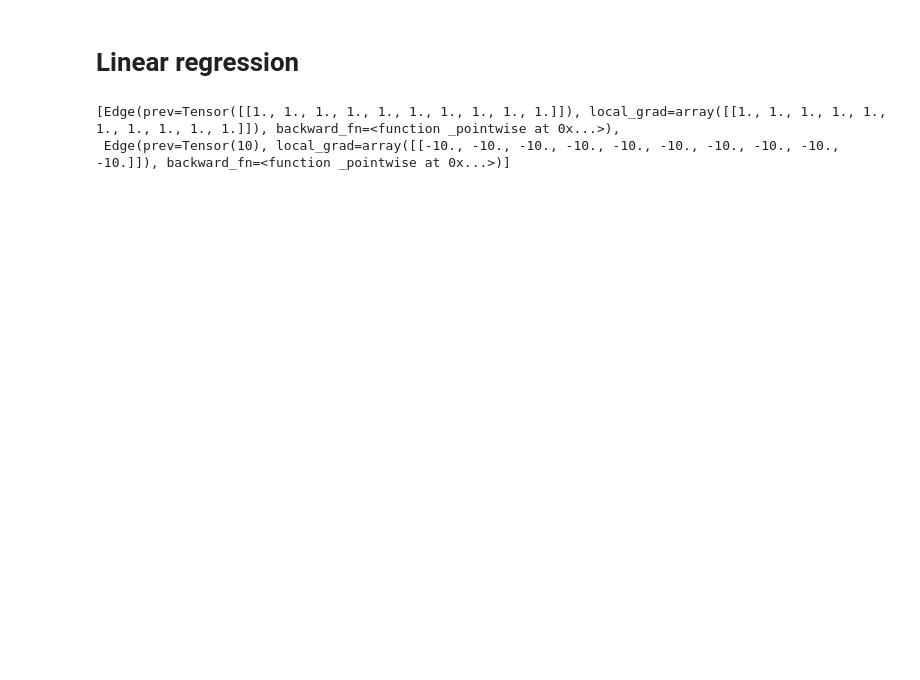
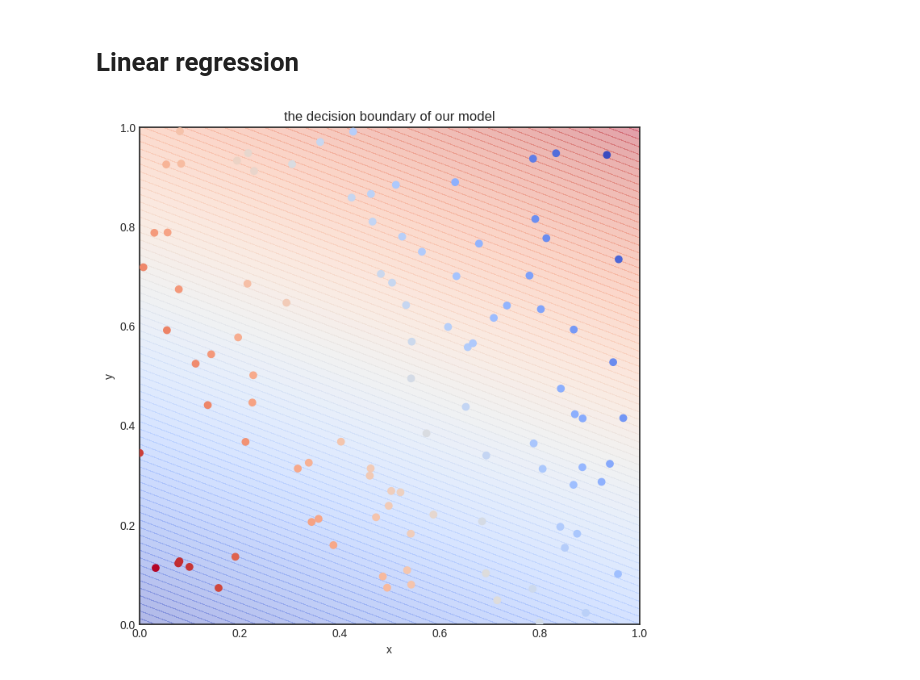
Before and after one commit to cosmic-cortex/mlfz, a Jupyter notebook: examples/nn/tensor/linear_regression.ipynb, the cells around one changed output. Saved outputs shown, nothing was run; the diff lists cells and outputs as text; code cells hidden in the pictures; blank space fills up the shorter version.

```diff
--- a/examples/nn/tensor/linear_regression.ipynb
+++ b/examples/nn/tensor/linear_regression.ipynb
@@ -8,3 +10,27 @@ import mlfz.nn.tensor.functional as f
+# %%
+def visualize_model(model, xs, ys, res=100, xrange=(-10, 10), yrange=(-10, 10)):
+    with plt.style.context("seaborn-v0_8-white"):
+        plt.figure(figsize=(8, 8))
+
+        res = 100
+        x = np.linspace(xrange[0], xrange[1], res)
+        y = np.linspace(yrange[0], yrange[1], res)
+        xx, yy = np.meshgrid(x, y)
+        zz = np.zeros_like(xx)
+
+        for i, j in product(range(res), range(res)):
+            model_input = Tensor(np.array([xx[i, j], yy[i, j]]))
+            zz[i, j] = model.forward(model_input).value
+
+        # plot the decision boundary
+        plt.contourf(xx, yy, zz, levels=100, cmap='coolwarm_r', alpha=0.4)
+        plt.xlabel('x')
+        plt.ylabel('y')
+        plt.title('the decision boundary of our model')
+
+        # plot the data
+        plt.scatter([x[0] for x in xs], [x[1] for x in xs], c=ys, cmap=plt.cm.coolwarm_r, zorder=10)
+        plt.show()
 # %%
 class LinearRegression(Model):
     def __init__(self):
@@ -17,5 +43,5 @@ class LinearRegression(Model):
     def parameters(self):
         return {"A": self.A, "b": self.b}
 # %%
-xs = Tensor.from_random(10, 2)   # data
-ys = Tensor.from_random(10, 1)   # ground truth
+xs = Tensor.from_random(100, 2)   # data
+ys = xs @ Tensor([[2], [1]]) - Tensor(0.5)   # ground truth
@@ -27,5 +48,6 @@ l.backward()
-# %%
-l.prevs[0].prev.prevs
-# %% [output]
-[Edge(prev=Tensor([[1., 1., 1., 1., 1., 1., 1., 1., 1., 1.]]), local_grad=array([[1., 1., 1., 1., 1., 1., 1., 1., 1., 1.]]), backward_fn=<function _pointwise at 0x...>),
- Edge(prev=Tensor(10), local_grad=array([[-10., -10., -10., -10., -10., -10., -10., -10., -10., -10.]]), backward_fn=<function _pointwise at 0x...>)]
+# %%
+model = LinearRegression()
+
+visualize_model(model, xs, ys, xrange=(0, 1), yrange=(0, 1))
+# %% [output]
+[figure, added]
```
Also changed, not shown: parts of 7 cells of this notebook, 5 other files.
